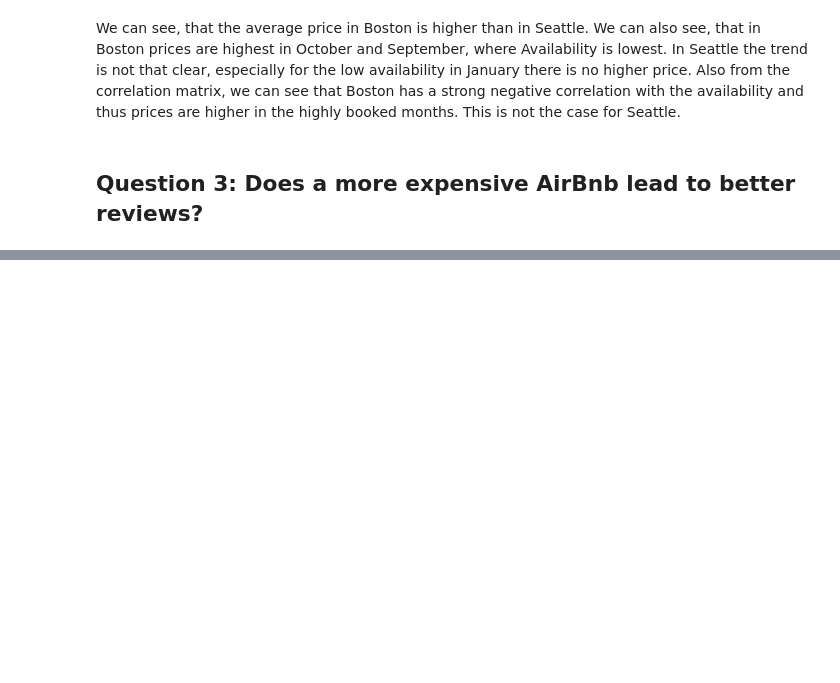
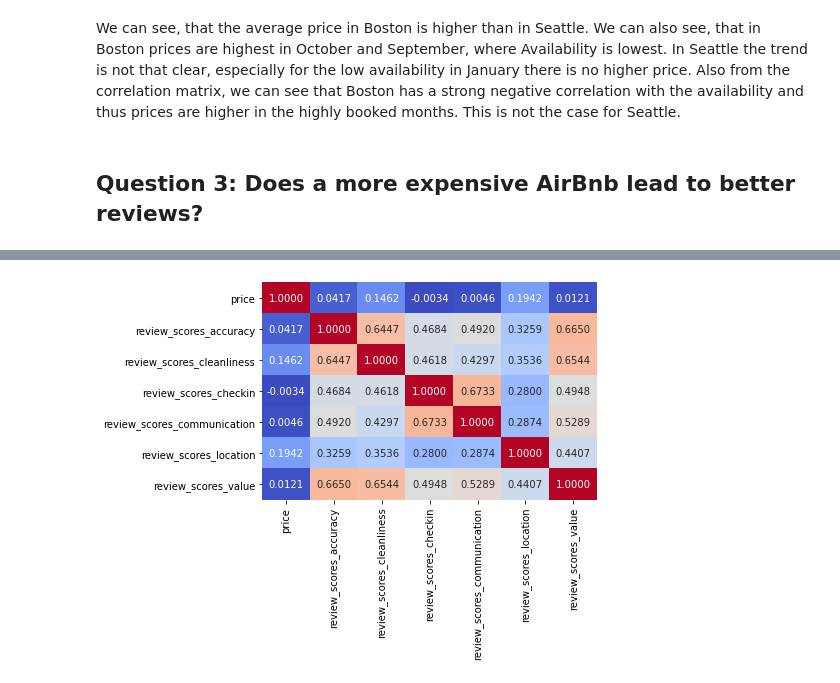
Before and after one commit to foxriver76/airbnb_analysis, a Jupyter notebook: analyze.ipynb, the cells around one changed output, grey strips where cells are left out. Saved outputs shown, nothing was run; the diff lists cells and outputs as text; code cells hidden in the pictures; blank space fills up the shorter version.

```diff
--- a/analyze.ipynb
+++ b/analyze.ipynb
@@ -345,0 +365,17 @@ We can also see, that in Boston prices are highest in October and September, whe
+# %%
+# Lets make the price float also for listings
+listings_boston.price = parse_price(listings_boston.price)
+listings_seattle.price = parse_price(listings_seattle.price)
+# %%
+# In listings we should have stars etc. and also a base price -> column price
+review_boston_df = listings_boston[[
+    'price',
+    'review_scores_accuracy',
+    'review_scores_cleanliness',
+    'review_scores_checkin',
+    'review_scores_communication',
+    'review_scores_location',
+    'review_scores_value'
+]]
+
+review_boston_df.head()
@@ -345,0 +432,4 @@ We can also see, that in Boston prices are highest in October and September, whe
+# %%
+# We have not much missing reviews and it seems like often all are missing, so just drop them we have enough information left
+review_boston_df = review_boston_df.dropna(how='any', axis=0)
+review_seattle_df = review_seattle_df.dropna(how='any', axis=0)
@@ -345,0 +448,7 @@ We can also see, that in Boston prices are highest in October and September, whe
+# %%
+fig, ax = plt.subplots()
+sns.heatmap(review_boston_df.corr(), annot=True, fmt='.4f',
+            cmap=plt.get_cmap('coolwarm'), cbar=False, ax=ax)
+ax.set_yticklabels(ax.get_yticklabels(), rotation='horizontal');
+# %% [output]
+[figure, added]
```
Also changed, not shown: parts of 12 cells of this notebook, 1 other file.
